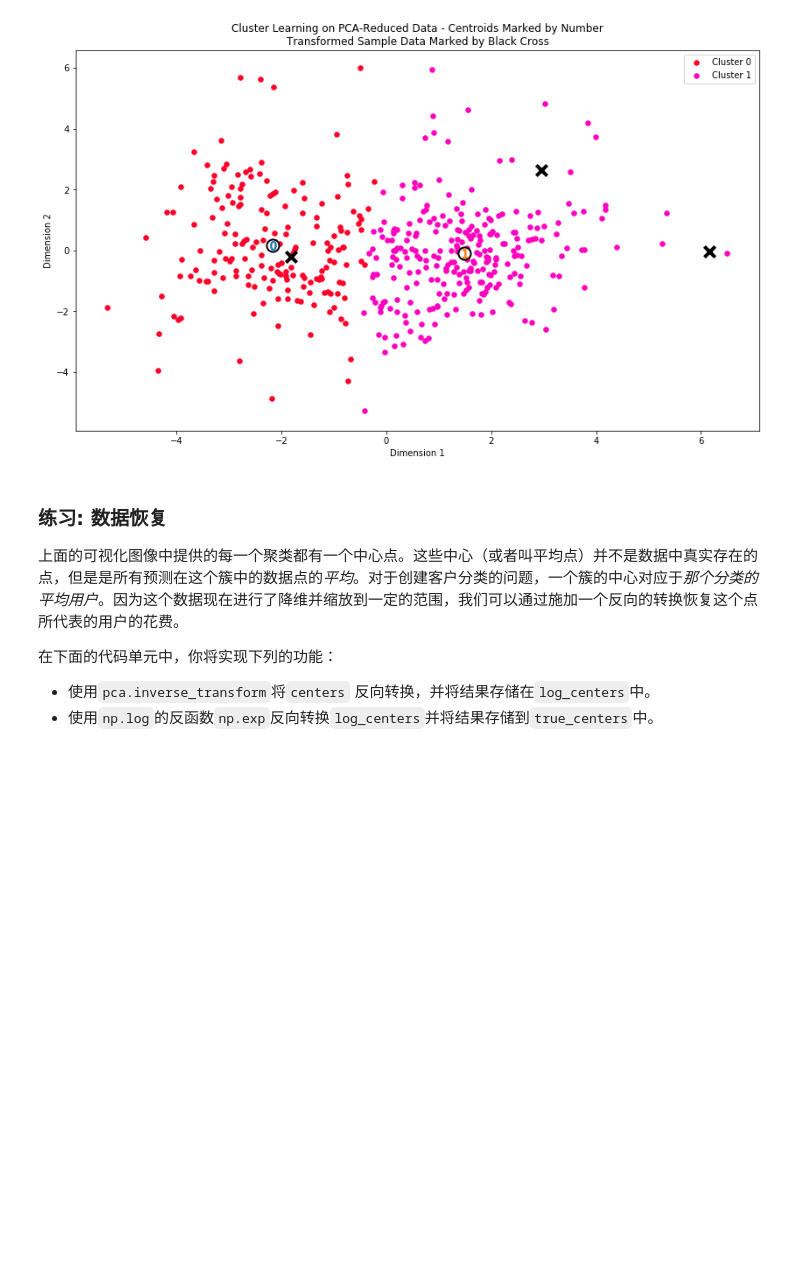
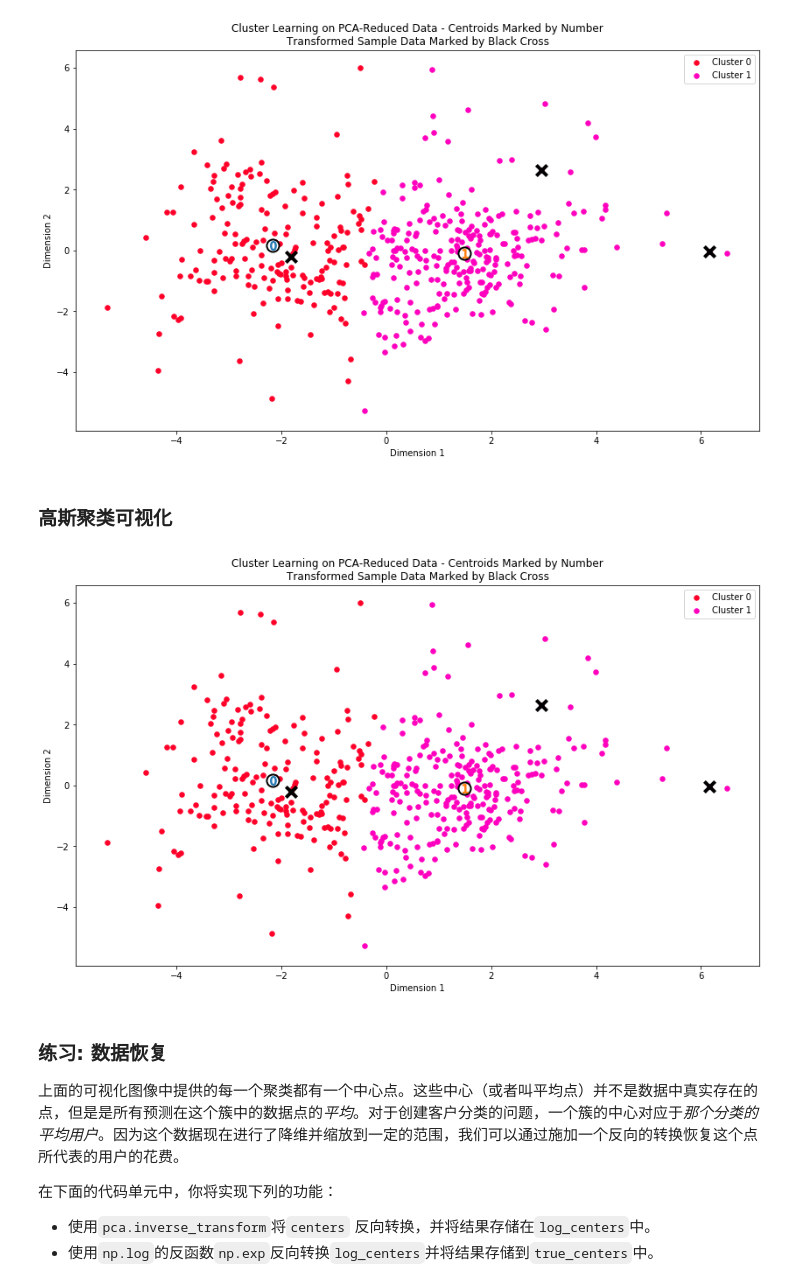
Before and after one commit to StevenHGuo/Unsupervised-Learning, a Jupyter notebook: creating_customer_segments/customer_segments.ipynb, the cells around one changed output. Cells and saved outputs as stored; diff of their text form; code cells hidden in the pictures; blank space fills up the shorter version.

```diff
--- a/creating_customer_segments/customer_segments.ipynb
+++ b/creating_customer_segments/customer_segments.ipynb
@@ -561,0 +587,27 @@ score = clusterer_arr.iloc[optimal_index].loc['score']
+# %%
+from sklearn.mixture import GaussianMixture
+
+guassian_clusterer_arr = pd.DataFrame()
+
+for index in range(2, 50):
+    clusterer_estimator = {}
+
+    # TODO：在降维后的数据上使用你选择的聚类算法
+    clusterer = GaussianMixture(n_components =index, random_state=42).fit(reduced_data)
+    clusterer_estimator['clusterer'] = clusterer
+
+    # TODO：预测每一个点的簇
+    clusterer_estimator['preds'] = clusterer.predict(reduced_data)
+
+    # TODO：找到聚类中心
+    clusterer_estimator['centers'] = clusterer.means_
+
+    # TODO：预测在每一个转换后的样本点的类
+    clusterer_estimator['sample_preds'] = clusterer.predict(pca_samples)
+
+    # TODO：计算选择的类别的平均轮廓系数（mean silhouette coefficient）
+    clusterer_estimator['score'] = silhouette_score(reduced_data, clusterer.predict(reduced_data))
+
+    guassian_clusterer_arr = clusterer_arr.append(clusterer_estimator, ignore_index=True)
+
+print 'Guassian Train End!'
@@ -562,3 +643,18 @@ score = clusterer_arr.iloc[optimal_index].loc['score']
+# %%
+# 最优模型
+guassian_clusterer = guassian_clusterer_arr.iloc[optimal_index].loc['clusterer']
+
+# 最优预测结果
+guassian_preds = guassian_clusterer_arr.iloc[optimal_index].loc['preds']
+
+# 最优中心点
+guassian_centers = guassian_clusterer_arr.iloc[optimal_index].loc['centers']
+
+# 样本点最优预测结果
+guassian_sample_preds = guassian_clusterer_arr.iloc[optimal_index].loc['sample_preds']
+
+# 最优模型的轮廓系数
+guassian_score = guassian_clusterer_arr.iloc[optimal_index].loc['score']
 # %% [markdown]
 ### 问题 7
 
@@ -574,6 +670,13 @@ score = clusterer_arr.iloc[optimal_index].loc['score']
 vs.cluster_results(reduced_data, preds, centers, pca_samples)
 # %% [output]
 [figure]
+# %% [markdown]
+### 高斯聚类可视化
+# %%
+# 从已有的实现中展示聚类的结果
+vs.cluster_results(reduced_data, guassian_preds, guassian_centers, pca_samples)
+# %% [output]
+[figure, added]
 # %% [markdown]
 ### 练习: 数据恢复
 上面的可视化图像中提供的每一个聚类都有一个中心点。这些中心（或者叫平均点）并不是数据中真实存在的点，但是是所有预测在这个簇中的数据点的*平均*。对于创建客户分类的问题，一个簇的中心对应于*那个分类的平均用户*。因为这个数据现在进行了降维并缩放到一定的范围，我们可以通过施加一个反向的转换恢复这个点所代表的用户的花费。
```
Also changed, not shown: parts of 15 cells of this notebook, 1 other file.
